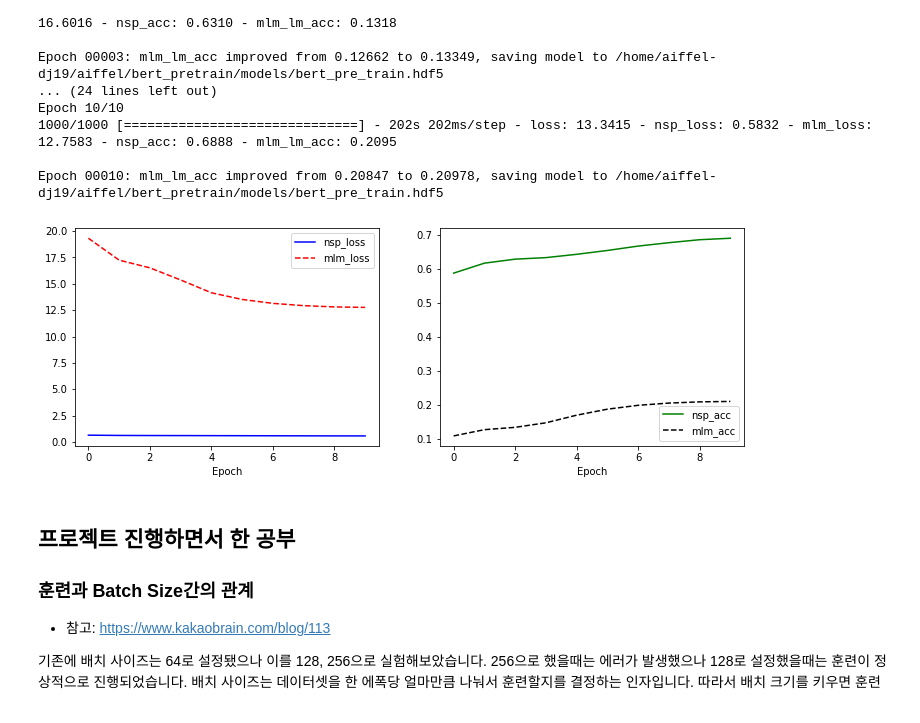
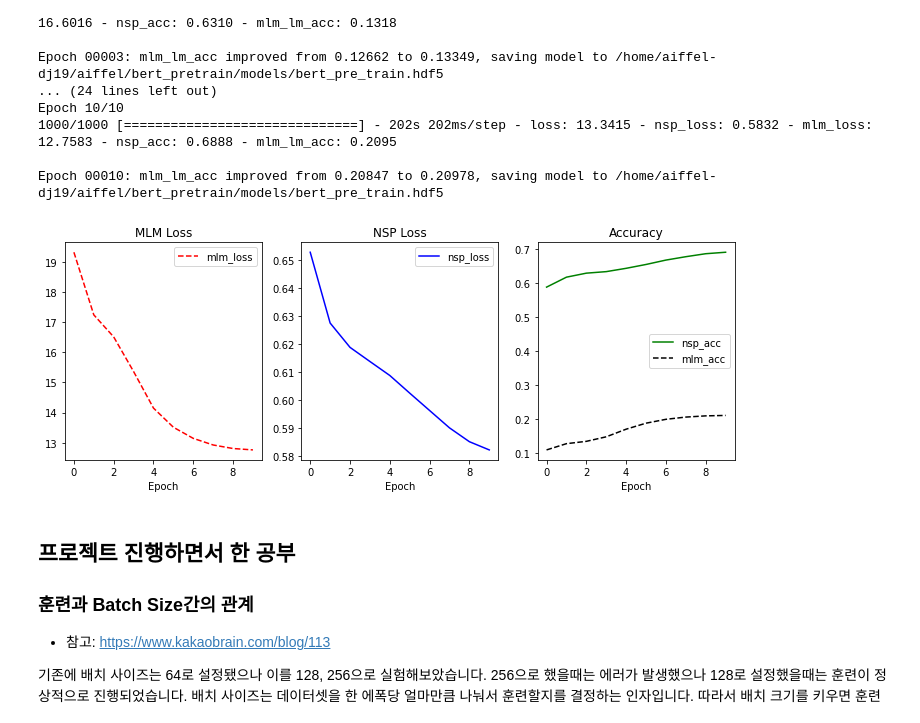
Before and after one commit to vg-rlo/aiffel-nlp-projects, a Jupyter notebook: NextSentencePredictionUsingBERT/NSPUsingBERT.ipynb, the cells around one changed output. Saved outputs shown, nothing was run; the diff lists cells and outputs as text; code cells hidden in the pictures.

Commit message:
fix visualization

```diff
--- a/NextSentencePredictionUsingBERT/NSPUsingBERT.ipynb
+++ b/NextSentencePredictionUsingBERT/NSPUsingBERT.ipynb
@@ -1159,22 +1159,29 @@ Epoch 00010: mlm_lm_acc improved from 0.20847 to 0.20978, saving model to /home/
 # %%
 # training result
 plt.figure(figsize=(12, 4))
 
-plt.subplot(1, 2, 1)
-plt.plot(history.history['nsp_loss'], 'b-', label='nsp_loss')
+plt.subplot(1, 3, 1)
+plt.title('MLM Loss')
 plt.plot(history.history['mlm_loss'], 'r--', label='mlm_loss')
 plt.xlabel('Epoch')
 plt.legend()
 
-plt.subplot(1, 2, 2)
+plt.subplot(1, 3, 2)
+plt.title('NSP Loss')
+plt.plot(history.history['nsp_loss'], 'b-', label='nsp_loss')
+plt.xlabel('Epoch')
+plt.legend()
+
+plt.subplot(1, 3, 3)
+plt.title('Accuracy')
 plt.plot(history.history['nsp_acc'], 'g-', label='nsp_acc')
 plt.plot(history.history['mlm_lm_acc'], 'k--', label='mlm_acc')
 plt.xlabel('Epoch')
 plt.legend()
 
 plt.show()
 # %% [output]
-[figure, old version]
+[figure, new version]
 # %% [markdown]
 ## 프로젝트 진행하면서 한 공부
 ### 훈련과 Batch Size간의 관계
```
